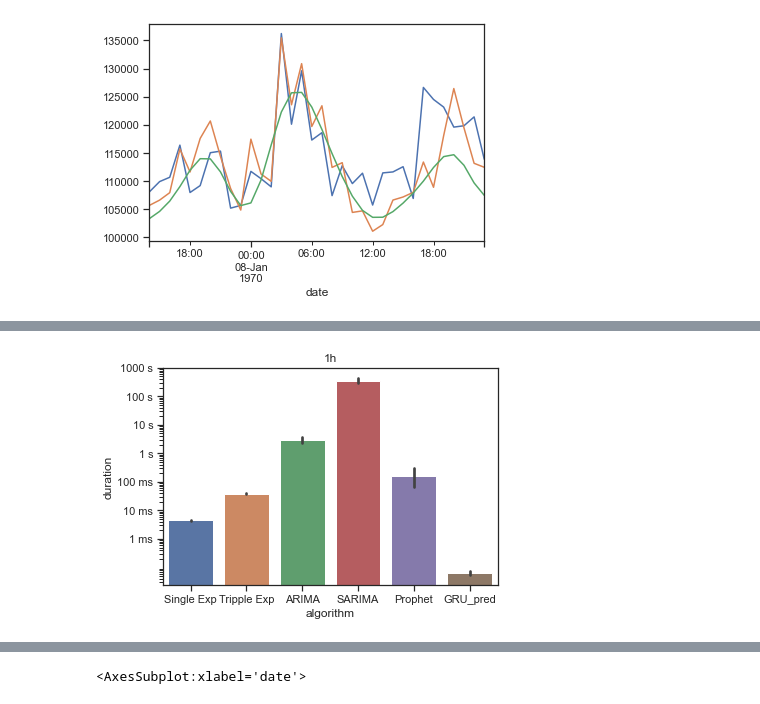
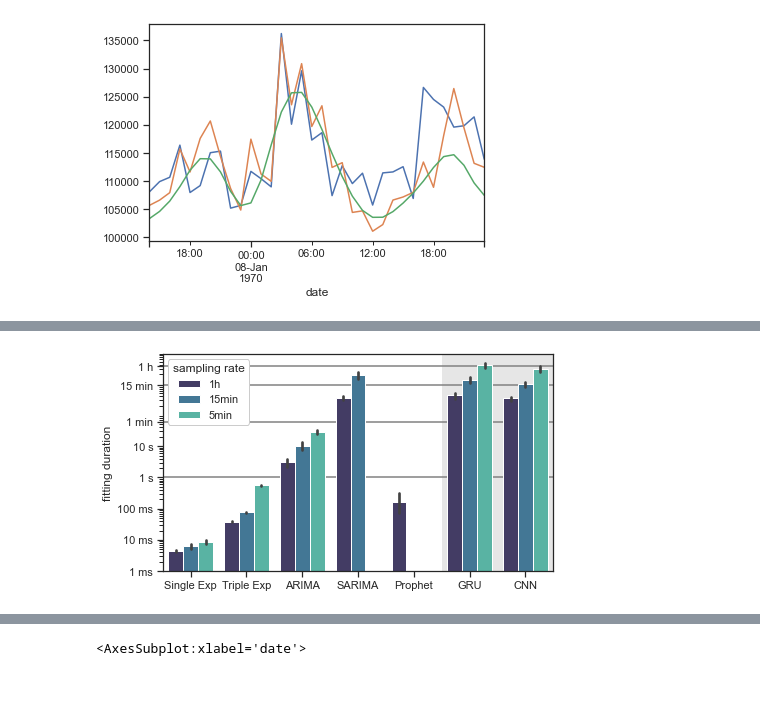
Before and after one commit to kainkordian/ELPTforDSP, a Jupyter notebook: Results.ipynb, the cells around one changed output, grey strips where cells are left out. Cells and saved outputs as stored; diff of their text form; code cells hidden in the pictures.

```diff
--- a/Results.ipynb
+++ b/Results.ipynb
@@ -161,10 +159,8 @@ durations.loc[durations["sampling_rate"] == "5min", "Prophet"] = np.nan
 durations.loc[durations["sampling_rate"] == "15min", "Prophet_tune"] = np.nan
 durations.loc[durations["sampling_rate"] == "5min", "Prophet_tune"] = np.nan
 # %%
-durations_gru = pd.read_csv("dl_experiments/results/durations.csv").drop(columns=["device"])
-durations_cnn = durations_gru.copy().rename(columns={"GRU_train": "CNN_train", "GRU_pred": "CNN_pred"})
-durations = pd.merge(durations, durations_gru, on=["dataset", "sampling_rate"])
-durations = pd.merge(durations, durations_cnn, on=["dataset", "sampling_rate"])
+durations_ml = pd.read_csv("dl_experiments/results/durations.csv").drop(columns=["device"])
+durations = pd.merge(durations, durations_ml, on=["dataset", "sampling_rate"])
 durations
 # %% [output]
 |  | dataset | sampling_rate | SARIMA_opt | SARIMA_tune | LASTOBSERVED | ARIMA_opt | ARIMA_tune | ... |
@@ -185,20 +181,27 @@ durations
 | 25 | google | 15min | 1698.887391 | 18.414895 | 0.000741 | 21.414473 | 0.133775 | ... |
 | 26 | google | 5min | NaN | NaN | 0.000753 | 26.290453 | 0.198866 | ... |
 # %%
-def barplot(durations, sampling_rate):
-    d = durations[["dataset", "sampling_rate", "SimpleExpSmoothing", "ExpSmoothing", "ARIMA_opt", "SARIMA_opt", "Prophet", "GRU_pred"]]
-    d = d.rename(columns={"SARIMA_opt": "SARIMA", "ARIMA_opt": "ARIMA", "SimpleExpSmoothing": "Single Exp", "ExpSmoothing": "Tripple Exp"})
-    d = d[d["sampling_rate"] == sampling_rate].drop(columns=["sampling_rate"])
-    d = pd.melt(d, id_vars=['dataset'], var_name="algorithm", value_name="duration")
+d = durations[["dataset", "sampling_rate", "SimpleExpSmoothing", "ExpSmoothing", "ARIMA_opt", "SARIMA_opt", "Prophet", "GRU_train", "CNN_train"]]
+d = d.rename(columns={"SARIMA_opt": "SARIMA", "ARIMA_opt": "ARIMA", "SimpleExpSmoothing": "Single Exp", "ExpSmoothing": "Triple Exp", "GRU_train": "GRU", "CNN_train": "CNN"})
+d = pd.melt(d, id_vars=["dataset", "sampling_rate"], var_name="algorithm", value_name="duration")
 
-    g = sns.barplot(data=d, x="algorithm", y="duration")
-    g.set_yscale("log")
-    ax = g.axes
-    ax.set_yticks([0.001, 0.01, 0.1, 1, 10, 100, 1000])
-    ax.set_yticklabels(["1 ms", "10 ms", "100 ms", "1 s", "10 s", "100 s", "1000 s"])
+plt.figure(figsize=(7,4))
+plt.axvspan(xmin=4.5, xmax=7, color=(.9, .9, .9), zorder=-1)
+#plt.axvline(x=4.5, color=(.5, .5, .5), zorder=0)
+plt.axhline(y=1, color=(.5, .5, .5), zorder=0)
+plt.axhline(y=60, color=(.5, .5, .5), zorder=0)
+plt.axhline(y=60*15, color=(.5, .5, .5), zorder=0)
+plt.axhline(y=3600, color=(.5, .5, .5), zorder=0)
 
-    ax.title.set_text(sampling_rate)
+g = sns.barplot(data=d, x="algorithm", y="duration", hue="sampling_rate", palette="mako")
+g.set_yscale("log")
+ax = g.axes
+ax.set_yticks([0.001, 0.01, 0.1, 1, 10, 60, 60*15, 3600])
+ax.set_yticklabels(["1 ms", "10 ms", "100 ms", "1 s", "10 s", "1 min", "15 min", "1 h"])
+ax.set_xlabel('')
+ax.set_ylabel("fitting duration")
 
-barplot(durations, "1h")
+plt.legend(title="sampling rate", loc="upper left", framealpha=1)
+plt.savefig("plots/train_duration.pdf", dpi=300, bbox_inches='tight')
 # %% [output]
-[figure, old version]
+[figure, new version]
```
Also changed, not shown: parts of 14 cells of this notebook, 7 other files.
